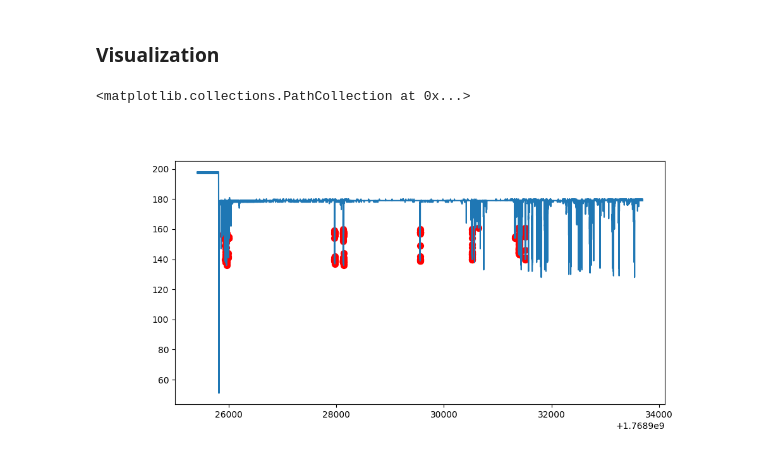
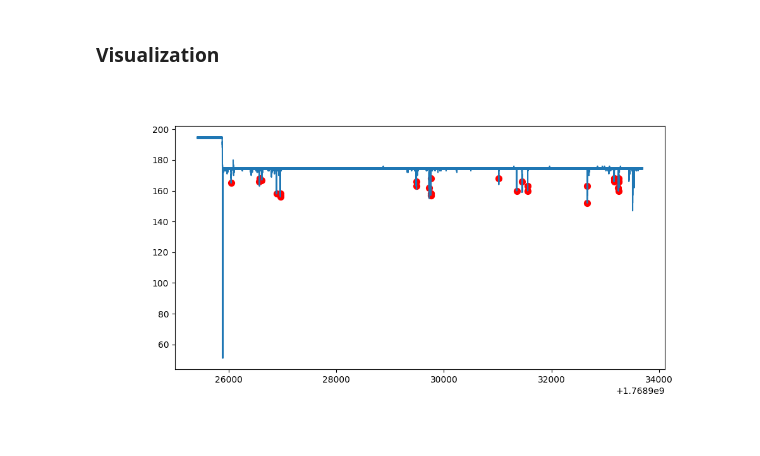
Before and after one commit to TimmeLab/CLiQR, a Jupyter notebook: DataAnalysis.ipynb, the cells around one changed output. Cells and saved outputs as stored; diff of their text form; code cells hidden in the pictures.

```diff
--- a/DataAnalysis.ipynb
+++ b/DataAnalysis.ipynb
@@ -181,35 +187,35 @@ No licks recorded for A24
 # Select the file and sensor of interest and this cell will plot the full
 # capacitive trace and place a red dot on each detected lick.
 file = os.path.join(data_dir, "raw_data_2026-01-20_11-10-18.h5")
-sensor = 3
+sensor = 5
 
 file_base = os.path.basename(file)
 filtered_file = os.path.join(data_dir, "filtered" + file_base[3:])
 
 # Determine which board did the recording based on sensor number
 match sensor:
     case (1 | 2 | 3 | 7 | 8 | 9):
         board = 0
     case (4 | 5 | 6 | 10 | 11 | 12):
         board = 1
     case (13 | 14 | 15 | 19 | 20 | 21):
         board = 2
     case (16 | 17 | 18 | 22 | 23 | 24):
         board = 3
 
 with h5py.File(file, 'r') as h5f:
     sensor_data = h5f[f'board_FT232H{board}'][f'sensor_{sensor}']
     cap_data = sensor_data['cap_data'][()]
     time_data = sensor_data['time_data'][()]
 
 with h5py.File(filtered_file, 'r') as h5f:
     lick_indices = h5f[f'A{sensor}']['lick_indices'][()]
     start_idx = h5f[f'A{sensor}']['used_start_idx'][()]
 
 %matplotlib widget
 fig, ax = plt.subplots(figsize=(10,5))
 ax.plot(time_data, cap_data)
 ax.scatter(time_data[lick_indices + start_idx], cap_data[lick_indices + start_idx], marker='o', c='r', s=50)
+plt.show()
 # %% [output]
-<matplotlib.collections.PathCollection at 0x...>
-[figure, old version]
+[figure, new version]
```
Also changed, not shown: parts of 2 cells of this notebook, 1 other file.
